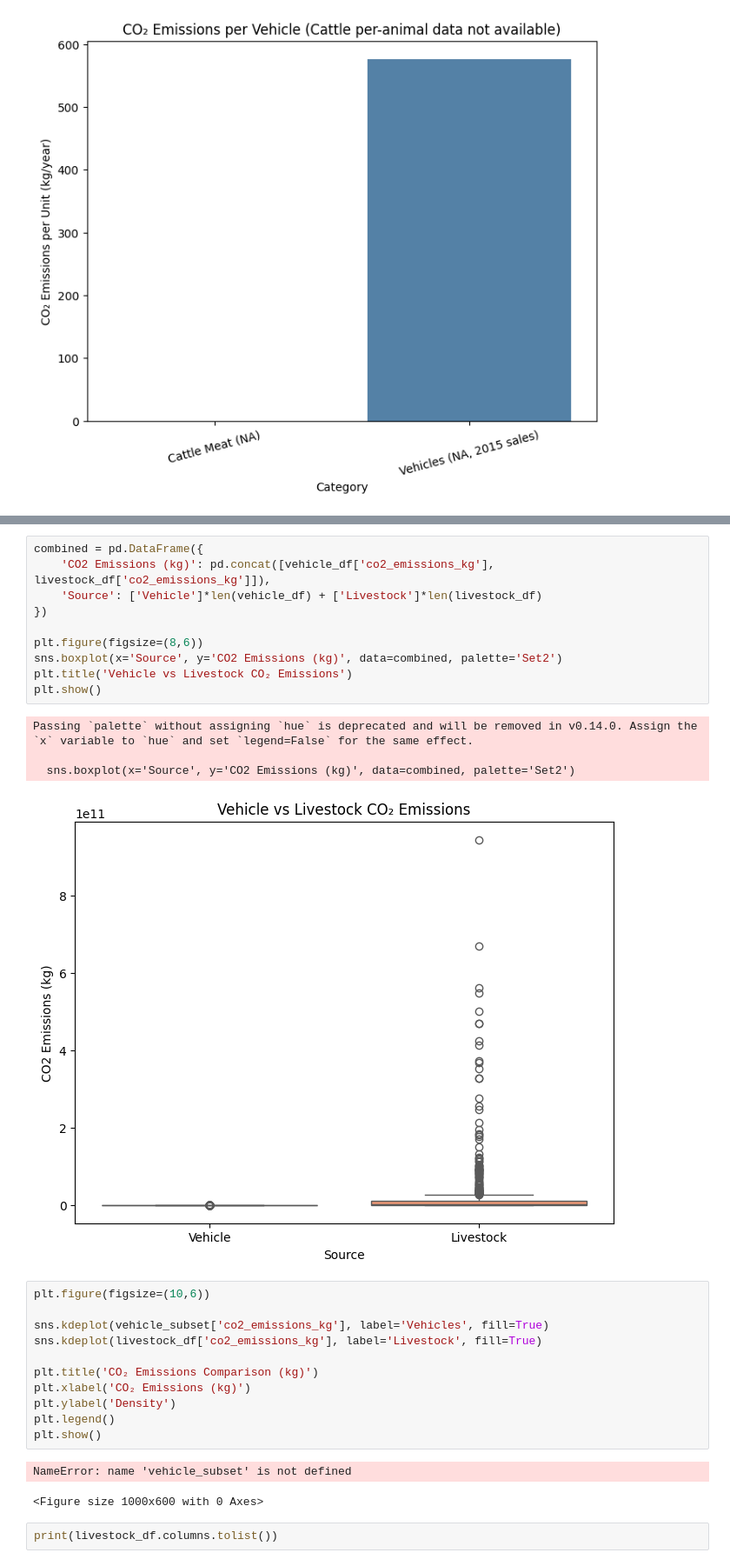
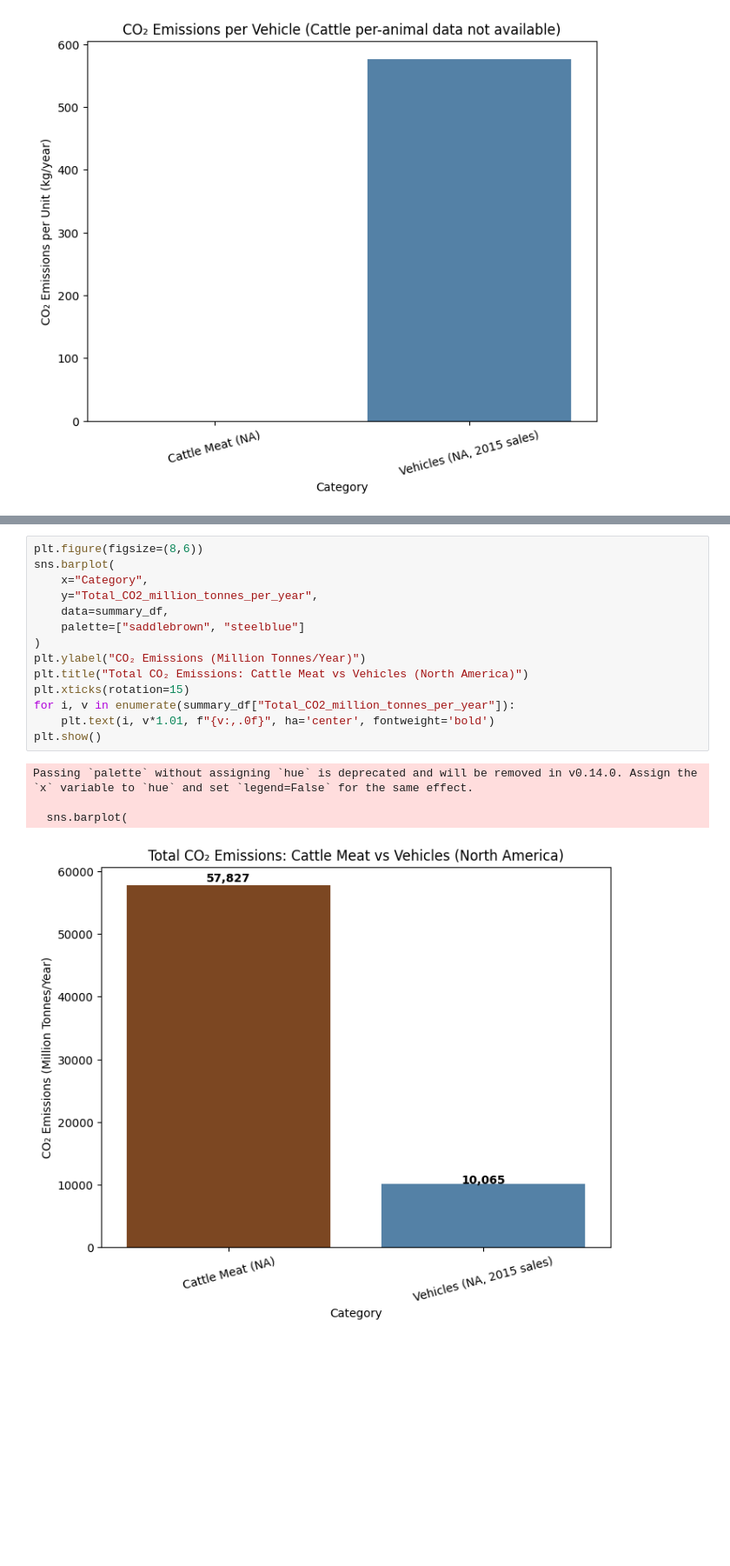
Before and after one commit to dfintel25/Emissions_Analysis_Capstone, a Jupyter notebook: notebooks/emission_comparison.ipynb, the cells around one changed output, grey strips where cells are left out. Shown at 87% size. Saved outputs shown, nothing was run; the diff lists cells and outputs as text; blank space fills up the shorter version.

Commit message:
testing a series of machine learning functions and visualizations

```diff
--- a/notebooks/emission_comparison.ipynb
+++ b/notebooks/emission_comparison.ipynb
@@ -248,31 +164,19 @@ KeyError: 'co2_emissions_kg'
-# %%
-combined = pd.DataFrame({
-    'CO2 Emissions (kg)': pd.concat([vehicle_df['co2_emissions_kg'], livestock_df['co2_emissions_kg']]),
-    'Source': ['Vehicle']*len(vehicle_df) + ['Livestock']*len(livestock_df)
-})
-
-plt.figure(figsize=(8,6))
-sns.boxplot(x='Source', y='CO2 Emissions (kg)', data=combined, palette='Set2')
-plt.title('Vehicle vs Livestock CO₂ Emissions')
-plt.show()
-# %% [output]
-Passing `palette` without assigning `hue` is deprecated and will be removed in v0.14.0. Assign the `x` variable to `hue` and set `legend=False` for the same effect.
-
-  sns.boxplot(x='Source', y='CO2 Emissions (kg)', data=combined, palette='Set2')
-[figure, removed]
-# %%
-plt.figure(figsize=(10,6))
-
-sns.kdeplot(vehicle_subset['co2_emissions_kg'], label='Vehicles', fill=True)
-sns.kdeplot(livestock_df['co2_emissions_kg'], label='Livestock', fill=True)
-
-plt.title('CO₂ Emissions Comparison (kg)')
-plt.xlabel('CO₂ Emissions (kg)')
-plt.ylabel('Density')
-plt.legend()
-plt.show()
-# %% [output]
-NameError: name 'vehicle_subset' is not defined
-<Figure size 1000x600 with 0 Axes>
-# %%
-print(livestock_df.columns.tolist())
+# %%
+plt.figure(figsize=(8,6))
+sns.barplot(
+    x="Category",
+    y="Total_CO2_million_tonnes_per_year",
+    data=summary_df,
+    palette=["saddlebrown", "steelblue"]
+)
+plt.ylabel("CO₂ Emissions (Million Tonnes/Year)")
+plt.title("Total CO₂ Emissions: Cattle Meat vs Vehicles (North America)")
+plt.xticks(rotation=15)
+for i, v in enumerate(summary_df["Total_CO2_million_tonnes_per_year"]):
+    plt.text(i, v*1.01, f"{v:,.0f}", ha='center', fontweight='bold')
+plt.show()
+# %% [output]
+Passing `palette` without assigning `hue` is deprecated and will be removed in v0.14.0. Assign the `x` variable to `hue` and set `legend=False` for the same effect.
+
+  sns.barplot(
+[figure, added]
```
Also changed, not shown: parts of 20 cells of this notebook.
